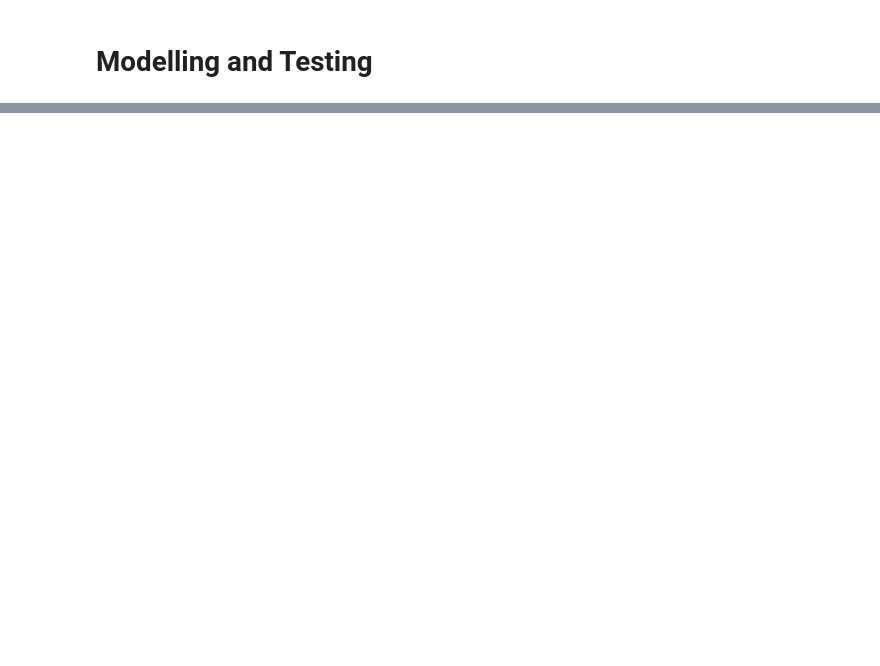
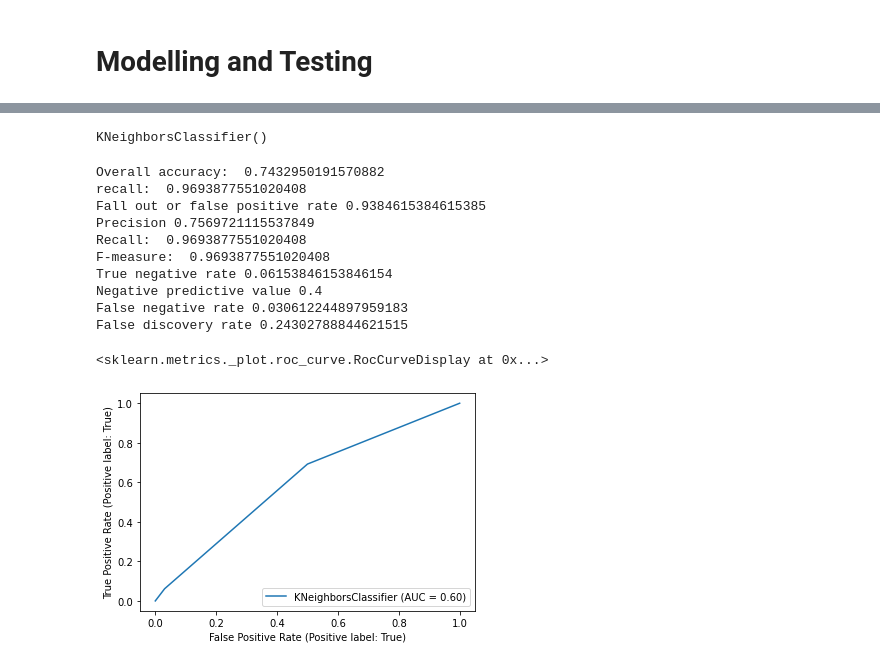
Before and after one commit to DuplexCard/F20DL-Natalia-G4, a Jupyter notebook: lab4.ipynb, the cells around one changed output, grey strips where cells are left out. Saved outputs shown, nothing was run; the diff lists cells and outputs as text; code cells hidden in the pictures; blank space fills up the shorter version.

Commit message:
add metrics and plots lab 4

```diff
--- a/lab4.ipynb
+++ b/lab4.ipynb
@@ -125,6 +112,3 @@ target -= np.mean(target)
 tmean = target
 target = target > 0
 target = target.to_numpy().reshape(-1,1)
-# %%
-model = KNeighborsClassifier()
-model.fit(features, target)
@@ -181,0 +115,76 @@ plt.show()
+# %%
+(x_train, x_test, y_train, y_test) = train_test_split(features, target, test_size=0.25)
+
+model = KNeighborsClassifier()
+model.fit(x_train, y_train)
+# %% [output]
+KNeighborsClassifier()
+# %%
+
+predicted = model.predict(x_test)
+
+#I obtain the confusion matrix
+cm = confusion_matrix(y_test, predicted)
+
+FP = cm[1,0]
+FN = cm[0,1]
+TP = cm[0,0]
+TN = cm[1,1]
+
+# accuracy, TP rate, FP rate, precision, recall, F measure, the ROC
+
+# Overall accuracy
+ACC = (TP+TN)/(TP+FP+FN+TN)
+print("Overall accuracy: ", ACC)
+
+# TP rate
+TPR = TP/(TP+FN)
+print("recall: ", TPR)
+
+# Fall out or false positive rate
+FPR = FP/(FP+TN)
+print("Fall out or false positive rate", FPR)
+
+# Precision or positive predictive value
+PPV = TP/(TP+FP)
+print("Precision", PPV)
+
+# Sensitivity, hit rate, recall, or true positive rate
+TPR = TP/(TP+FN)
+print("Recall: ", TPR)
+
+# F-measure
+FM = (2*TPR*PPV)/(TPR+PPV)
+print("F-measure: ", TPR)
+
+# Specificity or true negative rate
+TNR = TN/(TN+FP)
+print("True negative rate", TNR)
+
+# Negative predictive value
+NPV = TN/(TN+FN)
+print("Negative predictive value", NPV)
+
+# False negative rate
+FNR = FN/(TP+FN)
+print("False negative rate", FNR)
+
+# False discovery rate
+FDR = FP/(TP+FP)
+print("False discovery rate", FDR)
+
+# ROC curve (true positive / false positive)
+plot_roc_curve(model, x_test, y_test)
+# %% [output]
+Overall accuracy:  0.7432950191570882
+recall:  0.9693877551020408
+Fall out or false positive rate 0.9384615384615385
+Precision 0.7569721115537849
+Recall:  0.9693877551020408
+F-measure:  0.9693877551020408
+True negative rate 0.06153846153846154
+Negative predictive value 0.4
+False negative rate 0.030612244897959183
+False discovery rate 0.24302788844621515
+<sklearn.metrics._plot.roc_curve.RocCurveDisplay at 0x...>
+[figure, added]
```
Also changed, not shown: parts of 16 cells of this notebook, 1 other file.
